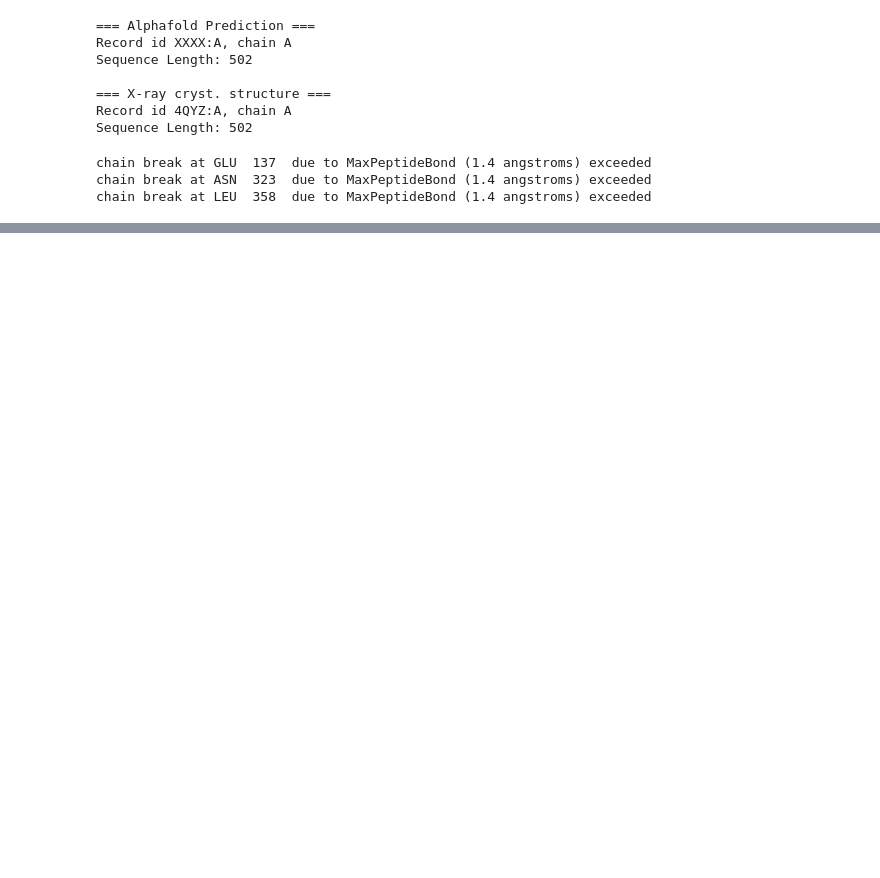
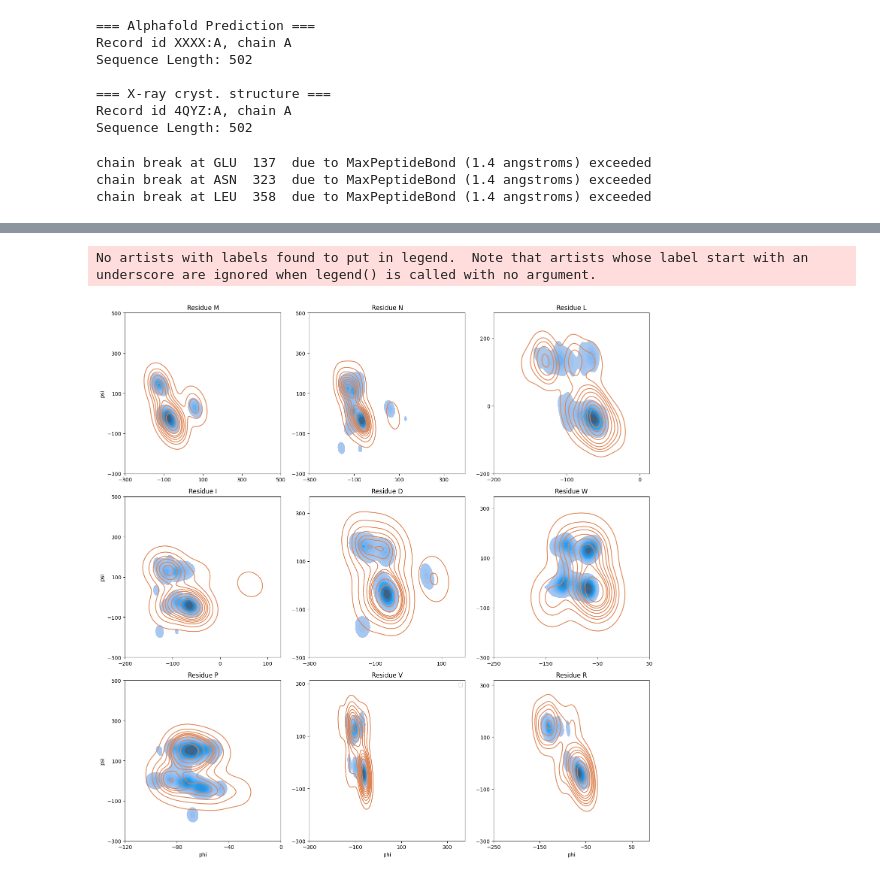
Before and after one commit to Musa-Azeem/protein-dihedral-visualization, a Jupyter notebook: preliminary.ipynb, the cells around one changed output, grey strips where cells are left out. Drawn from its saved outputs; the diff is of its cells as text; code cells hidden in the pictures; blank space fills up the shorter version.

```diff
--- a/preliminary.ipynb
+++ b/preliminary.ipynb
@@ -84,7 +84,7 @@ def get_phi_psi(protein_id, pdb_file, window_size, chain_id):
     residues = list(chain.get_residues())
     return phi_psi
 # %%
-WINDOW_SIZE = 3
+WINDOW_SIZE = 15
 chain_id = 'A'
 phi_psi_pdb = get_phi_psi(protein_id_pdb, xray_crystal_structure_fn, WINDOW_SIZE, chain_id)
 phi_psi_af = get_phi_psi(protein_id_pdb, alphafold_prediction_fn, WINDOW_SIZE, chain_id)
@@ -92,3 +92,19 @@ phi_psi_af = get_phi_psi(protein_id_pdb, alphafold_prediction_fn, WINDOW_SIZE, c
 chain break at GLU  137  due to MaxPeptideBond (1.4 angstroms) exceeded
 chain break at ASN  323  due to MaxPeptideBond (1.4 angstroms) exceeded
 chain break at LEU  358  due to MaxPeptideBond (1.4 angstroms) exceeded
+# %%
+from dotenv import load_dotenv
+import os
+import requests
+import time
+import pandas as pd
+from tqdm import tqdm
+load_dotenv()
+PDBMINE_URL = os.getenv("PDBMINE_URL")
+
+residue_chain = str(pdb_record.seq)
+code_length = 1
+broken_chains = []
+# break into sections of length 100
+for i in range(0, len(residue_chain), 50-WINDOW_SIZE):
+    broken_chains.append(residue_chain[i:i+100])
@@ -127,4 +140,0 @@ while True:
-# %%
-response = requests.get(PDBMINE_URL + f'/v1/api/query/{query_id}')
-if response.ok:
-    matches = response.json()['frames']
@@ -145,0 +156,6 @@ for seq_win,v in tqdm(matches.items()):
+# %%
+phi_psi_mined_filtered = phi_psi_mined.copy()
+phi_psi_mined_filtered = phi_psi_mined_filtered[phi_psi_mined_filtered.protein_id != '4QYZ']
+phi_psi_mined_filtered['source'] = 'Query (PDBMine)'
+phi_psi_pdb['source'] = 'X-ray (PDB)'
+phi_psi_af['source'] = 'AlphaFold'
@@ -146,24 +180,28 @@ for seq_win,v in tqdm(matches.items()):
 # %%
 import seaborn as sns
 import matplotlib.pyplot as plt
+
+# Plot PDB
 
 fig, axes = plt.subplots(3,3,figsize=(15,15))
 
 m=0
 for i,key in enumerate(phi_psi_pdb.res.unique()[m:m+9]):
     ax = axes.flatten()[i]
     phi_psi_alpha = phi_psi_pdb[phi_psi_pdb.res == key]
-    phi_psi_dist = phi_psi_mined[(phi_psi_mined.res == key) & (phi_psi_mined.protein_id != protein_id_pdb)]
-    sns.kdeplot(data=phi_psi_dist, x='phi', y='psi', ax=ax, fill=True)
-    # ax.scatter(phi_psi_dist['phi'], phi_psi_dist['psi'], label='Res in Matches Found in PDBMine', color='green', marker='.', zorder=5)
-    ax.scatter(phi_psi_alpha['phi'], phi_psi_alpha['psi'], label=f'Res in {protein_id_pdb} from PDB', color='red', marker='o', zorder=10)
+    phi_psi_dist = phi_psi_mined_filtered[phi_psi_mined_filtered.res == key]
+    sns.kdeplot(data=phi_psi_dist, x='phi', y='psi', ax=ax, fill=True, label='Query (PDBMine)')
+    sns.kdeplot(data=phi_psi_alpha, x='phi', y='psi', ax=ax, fill=False, zorder=10, color='#dd8452', label='X-ray (PDB)')
 
     ax.set_title(f'Residue {key}')
     ax.set_xticks(ax.get_xticks()[::2])
     ax.set_yticks(ax.get_yticks()[::2])
     ax.set_xlabel('phi' if i > 5 else '')
     ax.set_ylabel('psi' if i % 3 == 0 else '')
     if i == 7:
-        ax.legend(loc=(0.25,-0.15))
-fig.suptitle(f'Distribution of phi, psi angles for the residues in {protein_id_pdb}')
+        ax.legend()
+# fig.suptitle(f'Distribution of phi, psi angles for the residues in {protein_id_pdb}')
 plt.tight_layout()
+# %% [output]
+No artists with labels found to put in legend.  Note that artists whose label start with an underscore are ignored when legend() is called with no argument.
+[figure, added]
```
Also changed, not shown: parts of 6 cells of this notebook, 19 other files.
